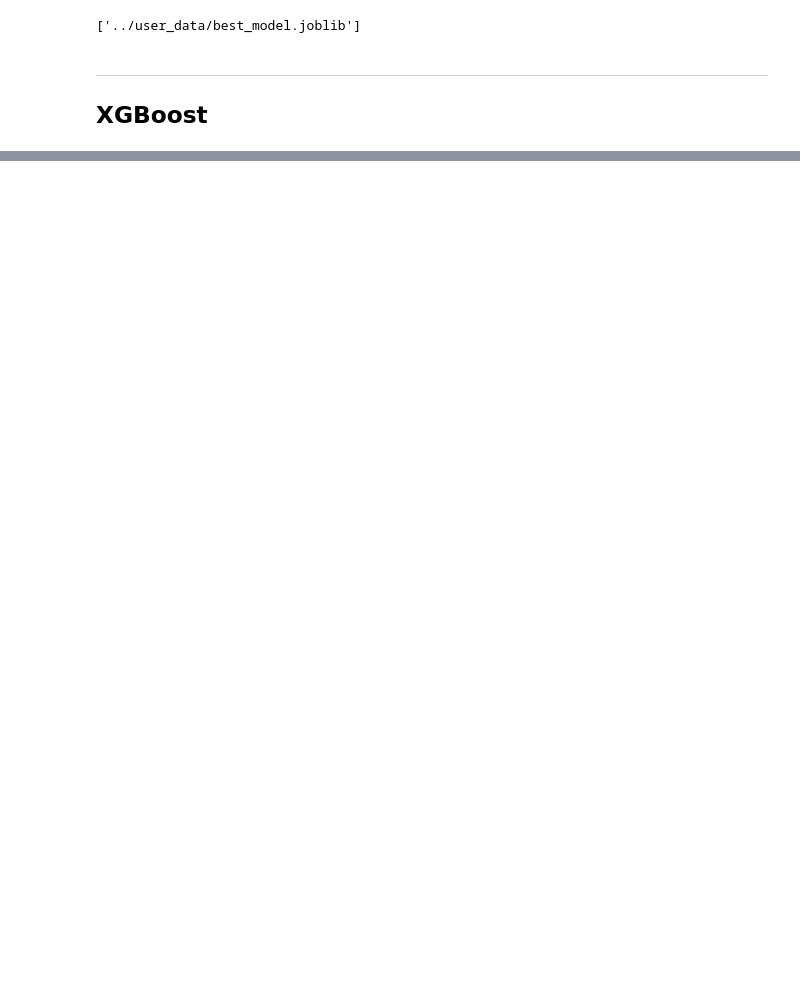
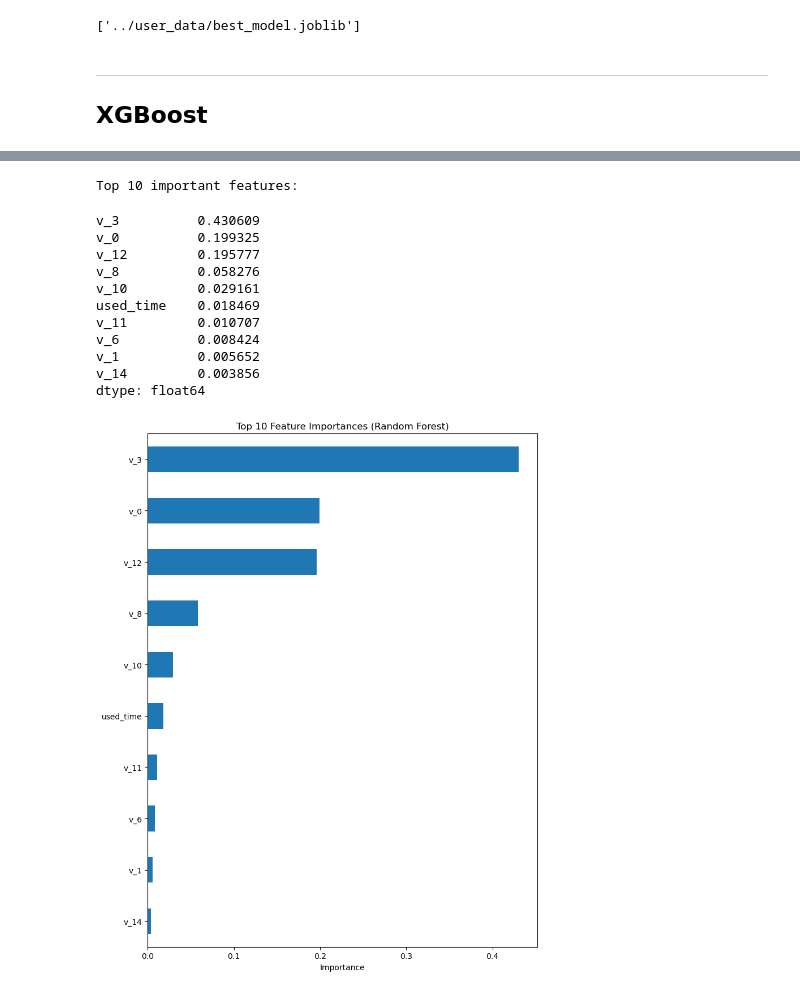
Before and after one commit to liuxinyi15/ML_Second_hand_car_prediction, a Jupyter notebook: model/main.ipynb, the cells around one changed output, grey strips where cells are left out. Cells and saved outputs as stored; diff of their text form; code cells hidden in the pictures; blank space fills up the shorter version.

```diff
--- a/model/main.ipynb
+++ b/model/main.ipynb
@@ -496,0 +592,25 @@ Done!
+# %%
+imp = pd.Series(best_model.feature_importances_, index=X_train.columns)
+imp_sorted = imp.sort_values(ascending=False)
+print("Top 10 important features:")
+display(imp_sorted.head(10))
+plt.figure(figsize=(8, 10))
+imp_sorted.head(10).iloc[::-1].plot(kind='barh')
+plt.title(f"Top 10 Feature Importances (Random Forest)")
+plt.xlabel("Importance")
+plt.tight_layout()
+plt.show()
+# %% [output]
+Top 10 important features:
+v_3          0.430609
+v_0          0.199325
+v_12         0.195777
+v_8          0.058276
+v_10         0.029161
+used_time    0.018469
+v_11         0.010707
+v_6          0.008424
+v_1          0.005652
+v_14         0.003856
+dtype: float64
+[figure, added]
```
Also changed, not shown: parts of 38 cells of this notebook, 5 other files.
